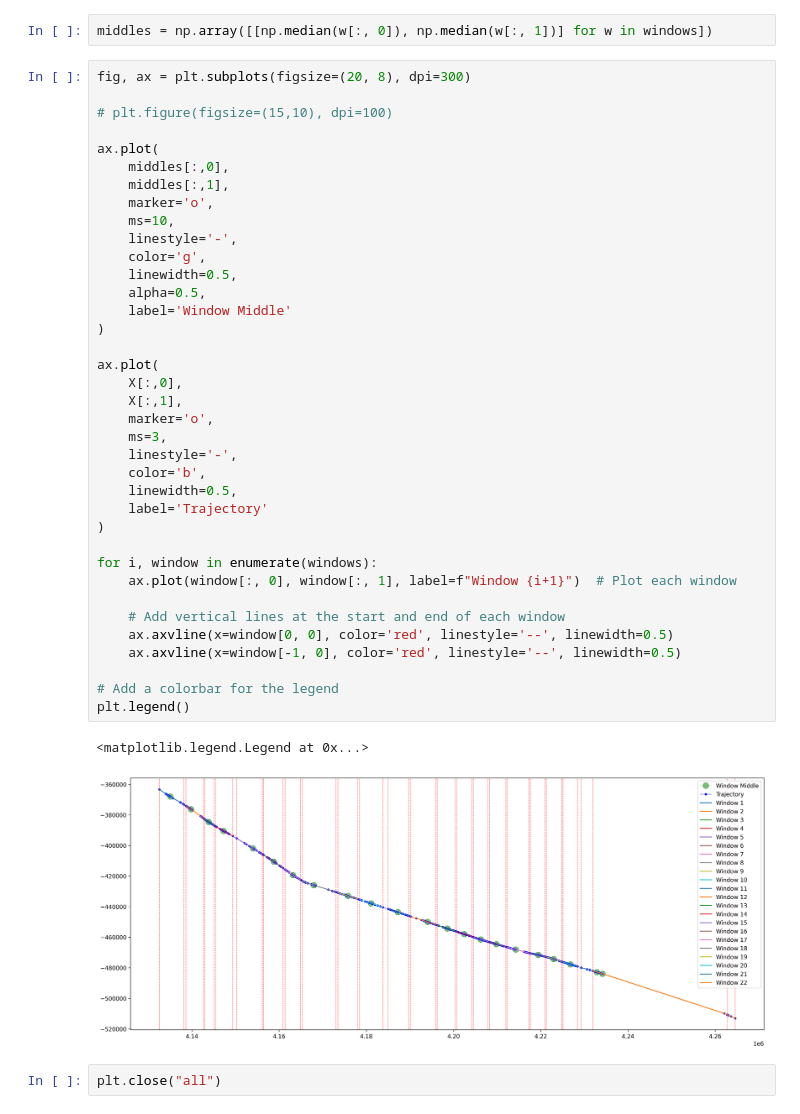
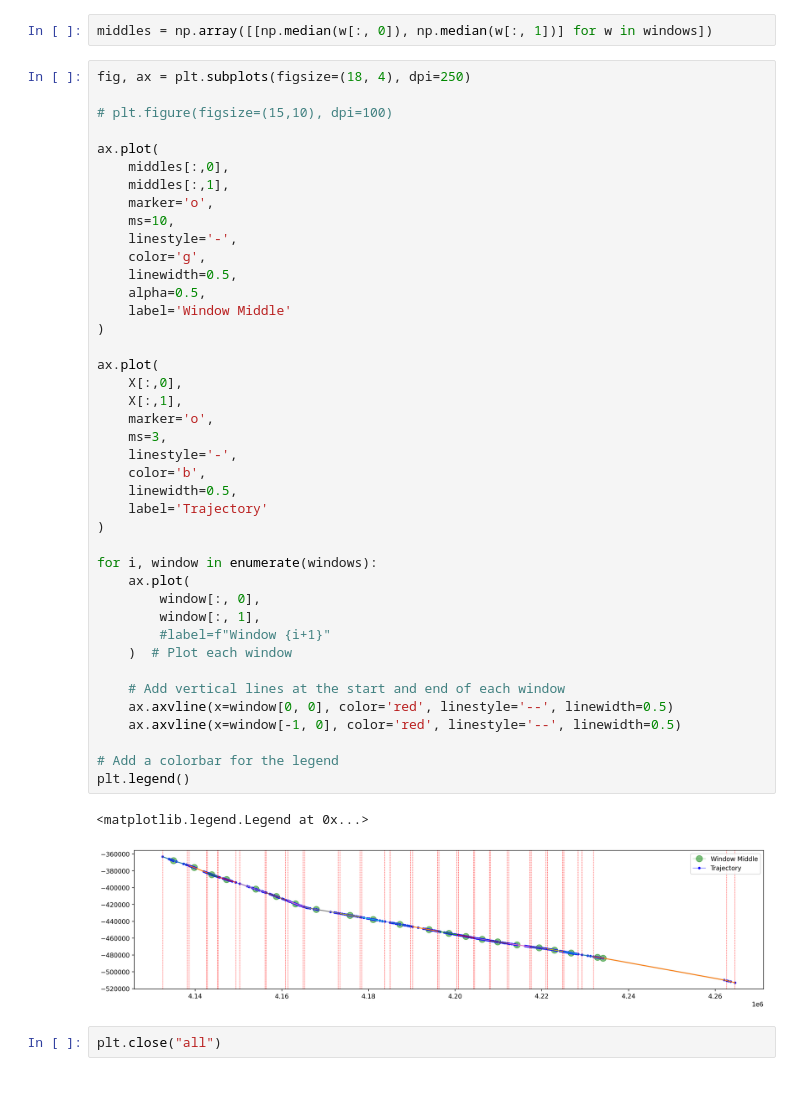
Before and after one commit to andyrids/mipo_trajectory, a Jupyter notebook: MiPo.ipynb, the cells around one changed output. Cells and saved outputs as stored; diff of their text form; blank space fills up the shorter version.

```diff
--- a/MiPo.ipynb
+++ b/MiPo.ipynb
@@ -315,7 +315,7 @@ features, windows = analyze_trajectory_windows(X, window_size=11, k=20)
 # %%
 middles = np.array([[np.median(w[:, 0]), np.median(w[:, 1])] for w in windows])
 # %%
-fig, ax = plt.subplots(figsize=(20, 8), dpi=300)
+fig, ax = plt.subplots(figsize=(18, 4), dpi=250)
 
 # plt.figure(figsize=(15,10), dpi=100)
 
@@ -325,35 +325,39 @@ ax.plot(
     marker='o',
     ms=10,
     linestyle='-',
     color='g',
     linewidth=0.5,
     alpha=0.5,
     label='Window Middle'
 )
 
 ax.plot(
     X[:,0],
     X[:,1],
     marker='o',
     ms=3,
     linestyle='-',
     color='b',
     linewidth=0.5,
     label='Trajectory'
 )
 
 for i, window in enumerate(windows):
-    ax.plot(window[:, 0], window[:, 1], label=f"Window {i+1}")  # Plot each window
+    ax.plot(
+        window[:, 0],
+        window[:, 1],
+        #label=f"Window {i+1}"
+    )  # Plot each window
 
     # Add vertical lines at the start and end of each window
     ax.axvline(x=window[0, 0], color='red', linestyle='--', linewidth=0.5)
     ax.axvline(x=window[-1, 0], color='red', linestyle='--', linewidth=0.5)
 
 # Add a colorbar for the legend
 plt.legend()
 # %% [output]
 <matplotlib.legend.Legend at 0x...>
-[figure, old version]
+[figure, new version]
 # %%
 plt.close("all")
 # %%
```
